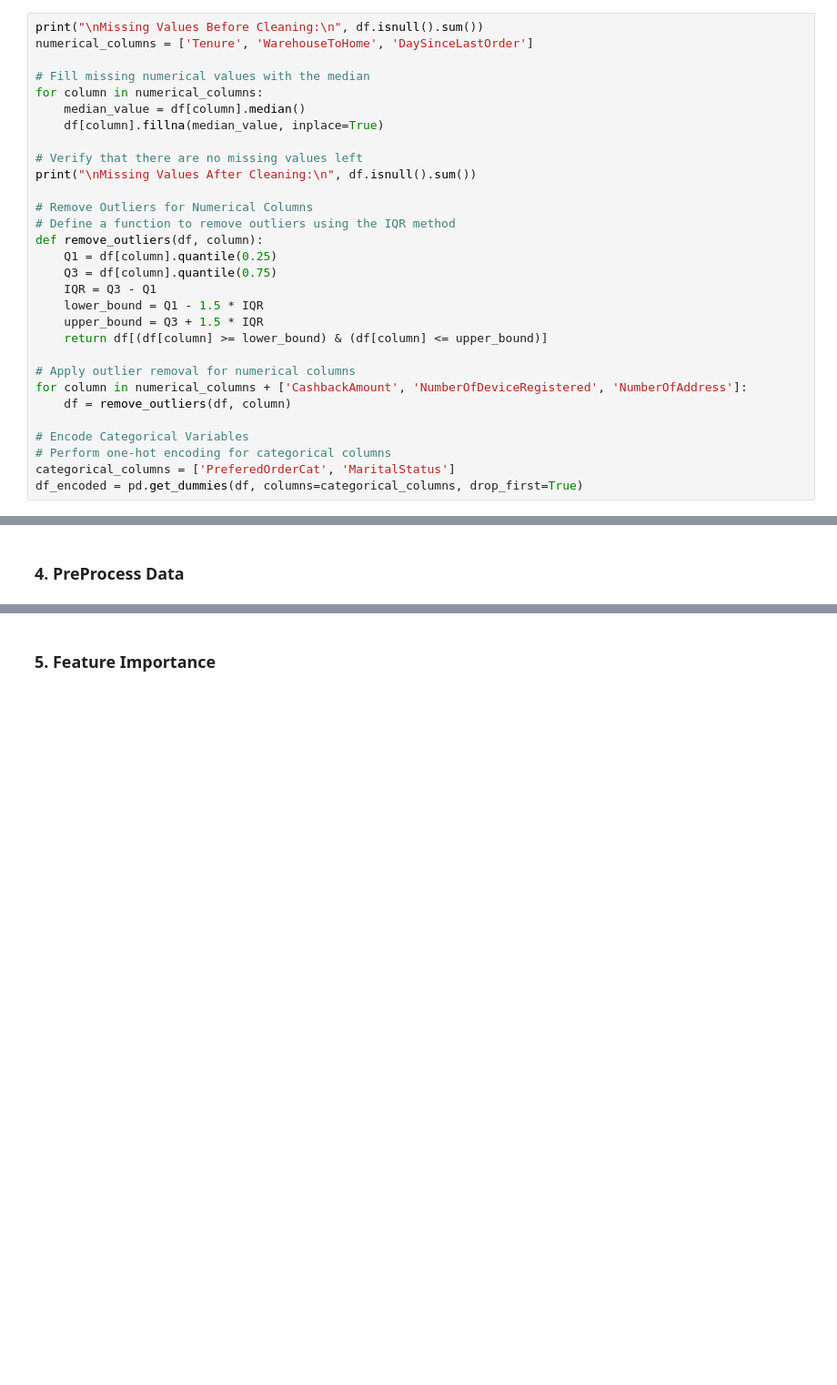
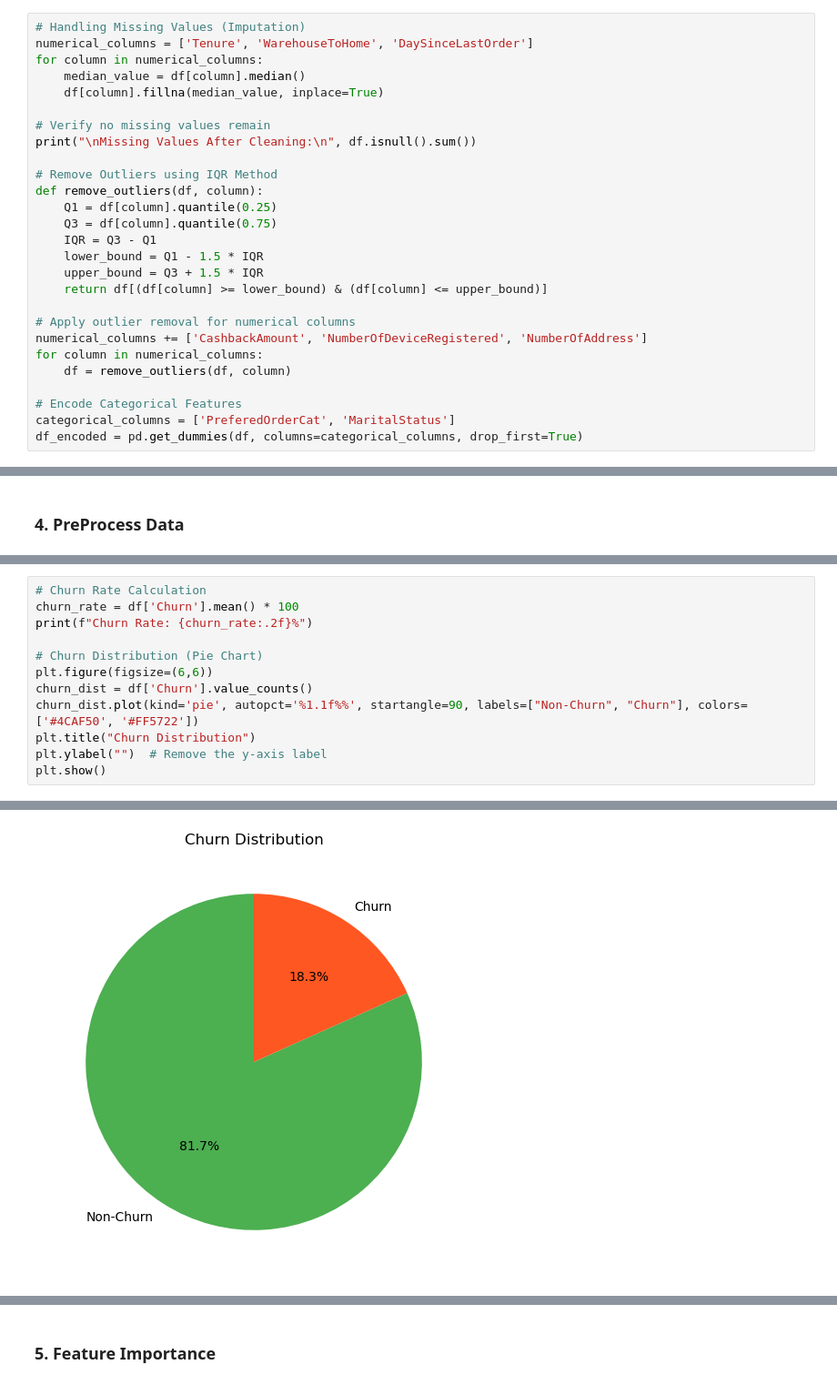
Before and after one commit to MiltonGreat/Customer-Churn-Prediction, a Jupyter notebook: Customer Churn.ipynb, the cells around one changed output, grey strips where cells are left out. Shown at 91% size. Cells and saved outputs as stored; diff of their text form; blank space fills up the shorter version.

```diff
--- a/Customer Churn.ipynb
+++ b/Customer Churn.ipynb
@@ -56,19 +63,16 @@ Dataset Information:
 # %% [markdown]
 ### 3. Handle Missing Values
 # %%
-print("\nMissing Values Before Cleaning:\n", df.isnull().sum())
+# Handling Missing Values (Imputation)
 numerical_columns = ['Tenure', 'WarehouseToHome', 'DaySinceLastOrder']
-
-# Fill missing numerical values with the median
 for column in numerical_columns:
     median_value = df[column].median()
     df[column].fillna(median_value, inplace=True)
 
-# Verify that there are no missing values left
+# Verify no missing values remain
 print("\nMissing Values After Cleaning:\n", df.isnull().sum())
 
-# Remove Outliers for Numerical Columns
-# Define a function to remove outliers using the IQR method
+# Remove Outliers using IQR Method
 def remove_outliers(df, column):
     Q1 = df[column].quantile(0.25)
     Q3 = df[column].quantile(0.75)
@@ -78,11 +82,11 @@ def remove_outliers(df, column):
     return df[(df[column] >= lower_bound) & (df[column] <= upper_bound)]
 
 # Apply outlier removal for numerical columns
-for column in numerical_columns + ['CashbackAmount', 'NumberOfDeviceRegistered', 'NumberOfAddress']:
+numerical_columns += ['CashbackAmount', 'NumberOfDeviceRegistered', 'NumberOfAddress']
+for column in numerical_columns:
     df = remove_outliers(df, column)
 
-# Encode Categorical Variables
-# Perform one-hot encoding for categorical columns
+# Encode Categorical Features
 categorical_columns = ['PreferedOrderCat', 'MaritalStatus']
 df_encoded = pd.get_dummies(df, columns=categorical_columns, drop_first=True)
 # %% [output]
@@ -154,0 +153,13 @@ Name: count, dtype: int64
+# %%
+# Churn Rate Calculation
+churn_rate = df['Churn'].mean() * 100
+print(f"Churn Rate: {churn_rate:.2f}%")
+
+# Churn Distribution (Pie Chart)
+plt.figure(figsize=(6,6))
+churn_dist = df['Churn'].value_counts()
+churn_dist.plot(kind='pie', autopct='%1.1f%%', startangle=90, labels=["Non-Churn", "Churn"], colors=['#4CAF50', '#FF5722'])
+plt.title("Churn Distribution")
+plt.ylabel("")  # Remove the y-axis label
+plt.show()
+# %% [output]
@@ -154,0 +167 @@ Name: count, dtype: int64
+[figure, added]
```
Also changed, not shown: parts of 32 cells of this notebook.
